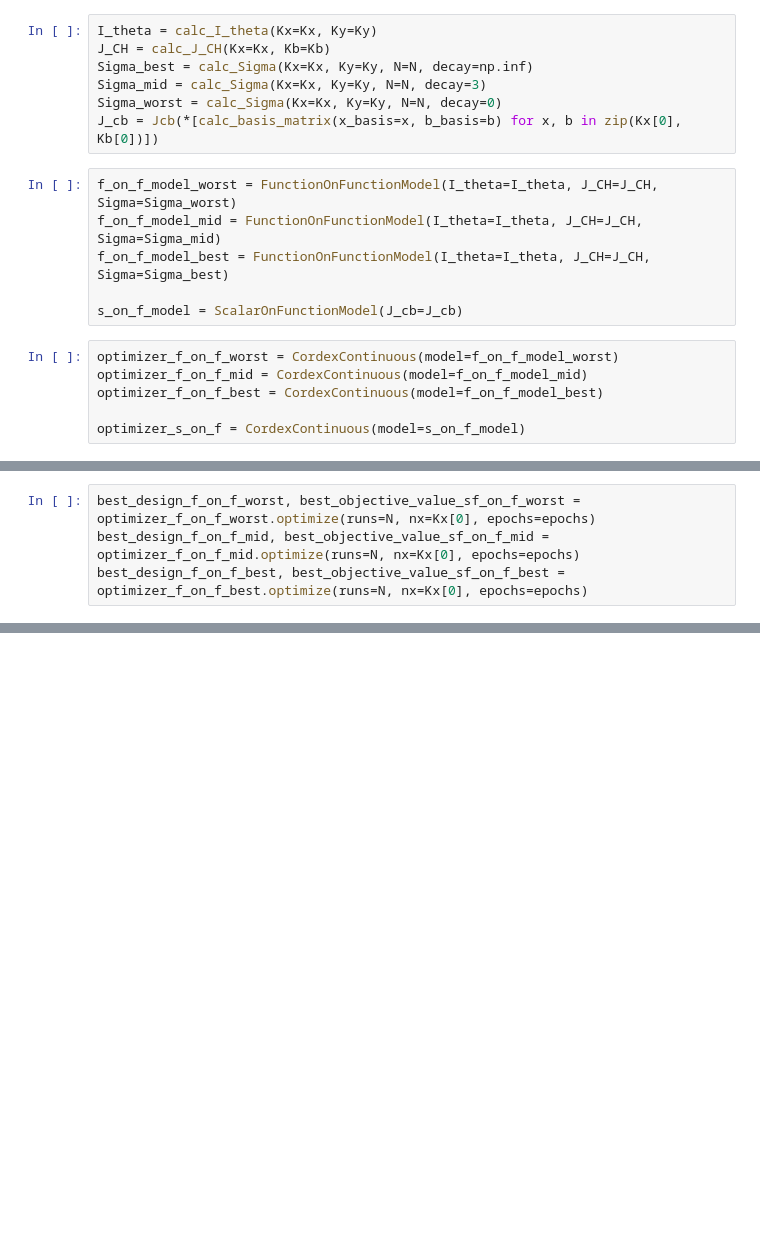
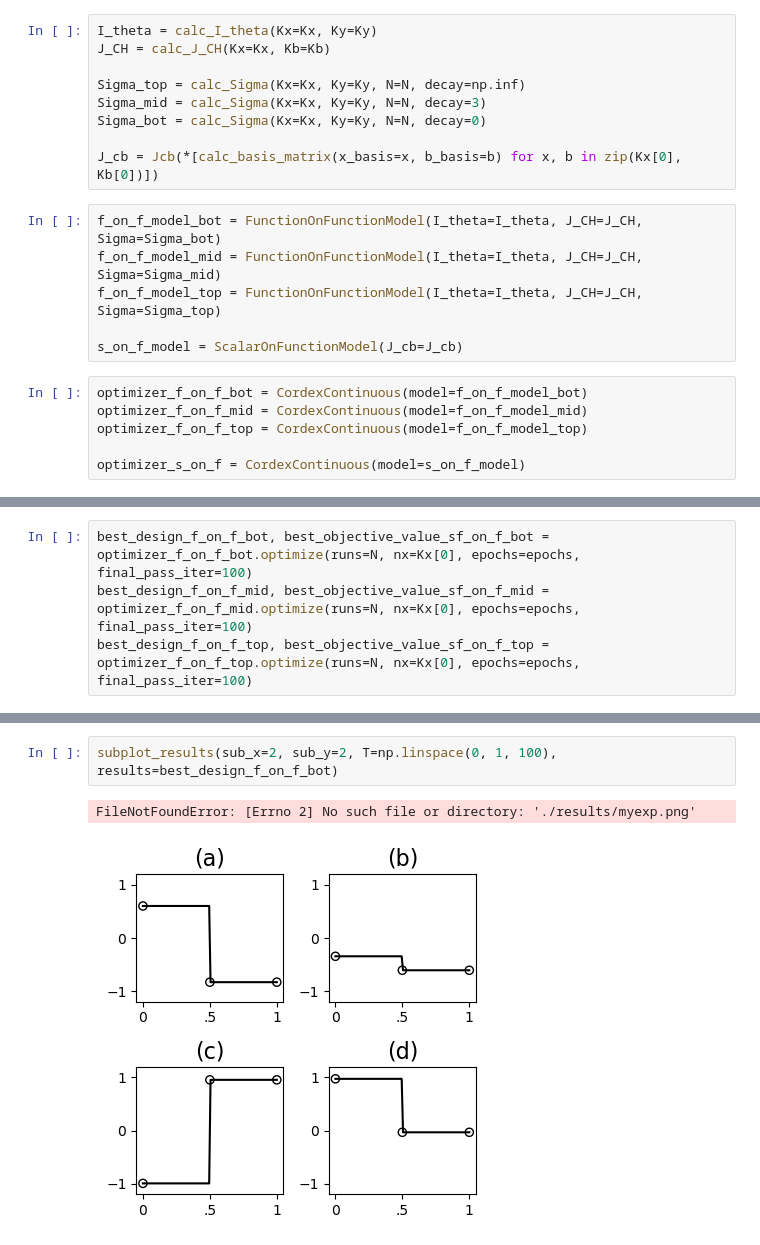
Before and after one commit to TedOiler/dexpy, a Jupyter notebook: v3/test-oop.ipynb, the cells around one changed output, grey strips where cells are left out. Saved outputs shown, nothing was run; the diff lists cells and outputs as text; blank space fills up the shorter version.

```diff
--- a/v3/test-oop.ipynb
+++ b/v3/test-oop.ipynb
@@ -14,20 +15,22 @@ epochs = 1000
 # %%
 I_theta = calc_I_theta(Kx=Kx, Ky=Ky)
 J_CH = calc_J_CH(Kx=Kx, Kb=Kb)
-Sigma_best = calc_Sigma(Kx=Kx, Ky=Ky, N=N, decay=np.inf)
+
+Sigma_top = calc_Sigma(Kx=Kx, Ky=Ky, N=N, decay=np.inf)
 Sigma_mid = calc_Sigma(Kx=Kx, Ky=Ky, N=N, decay=3)
-Sigma_worst = calc_Sigma(Kx=Kx, Ky=Ky, N=N, decay=0)
+Sigma_bot = calc_Sigma(Kx=Kx, Ky=Ky, N=N, decay=0)
+
 J_cb = Jcb(*[calc_basis_matrix(x_basis=x, b_basis=b) for x, b in zip(Kx[0], Kb[0])])
 # %%
-f_on_f_model_worst = FunctionOnFunctionModel(I_theta=I_theta, J_CH=J_CH, Sigma=Sigma_worst)
+f_on_f_model_bot = FunctionOnFunctionModel(I_theta=I_theta, J_CH=J_CH, Sigma=Sigma_bot)
 f_on_f_model_mid = FunctionOnFunctionModel(I_theta=I_theta, J_CH=J_CH, Sigma=Sigma_mid)
-f_on_f_model_best = FunctionOnFunctionModel(I_theta=I_theta, J_CH=J_CH, Sigma=Sigma_best)
+f_on_f_model_top = FunctionOnFunctionModel(I_theta=I_theta, J_CH=J_CH, Sigma=Sigma_top)
 
 s_on_f_model = ScalarOnFunctionModel(J_cb=J_cb)
 # %%
-optimizer_f_on_f_worst = CordexContinuous(model=f_on_f_model_worst)
+optimizer_f_on_f_bot = CordexContinuous(model=f_on_f_model_bot)
 optimizer_f_on_f_mid = CordexContinuous(model=f_on_f_model_mid)
-optimizer_f_on_f_best = CordexContinuous(model=f_on_f_model_best)
+optimizer_f_on_f_top = CordexContinuous(model=f_on_f_model_top)
 
 optimizer_s_on_f = CordexContinuous(model=s_on_f_model)
 # %%
@@ -35,4 +42,4 @@ best_design_s_on_f, best_objective_value_s_on_f = optimizer_s_on_f.optimize(runs
 # %%
-best_design_f_on_f_worst, best_objective_value_sf_on_f_worst = optimizer_f_on_f_worst.optimize(runs=N, nx=Kx[0], epochs=epochs)
-best_design_f_on_f_mid, best_objective_value_sf_on_f_mid = optimizer_f_on_f_mid.optimize(runs=N, nx=Kx[0], epochs=epochs)
-best_design_f_on_f_best, best_objective_value_sf_on_f_best = optimizer_f_on_f_best.optimize(runs=N, nx=Kx[0], epochs=epochs)
+best_design_f_on_f_bot, best_objective_value_sf_on_f_bot = optimizer_f_on_f_bot.optimize(runs=N, nx=Kx[0], epochs=epochs, final_pass_iter=100)
+best_design_f_on_f_mid, best_objective_value_sf_on_f_mid = optimizer_f_on_f_mid.optimize(runs=N, nx=Kx[0], epochs=epochs, final_pass_iter=100)
+best_design_f_on_f_top, best_objective_value_sf_on_f_top = optimizer_f_on_f_top.optimize(runs=N, nx=Kx[0], epochs=epochs, final_pass_iter=100)
@@ -44,0 +54,5 @@ print(best_objective_value_sf_on_f_worst, '\n', best_objective_value_sf_on_f_mid
+# %%
+subplot_results(sub_x=2, sub_y=2, T=np.linspace(0, 1, 100), results=best_design_f_on_f_bot)
+# %% [output]
+FileNotFoundError: [Errno 2] No such file or directory: './results/myexp.png'
+[figure, added]
```
Also changed, not shown: parts of 13 cells of this notebook, 16 other files.
